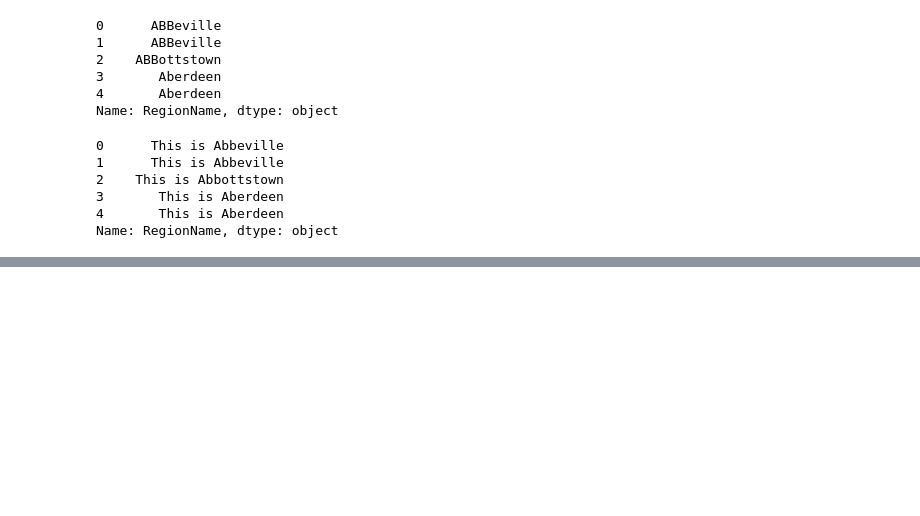
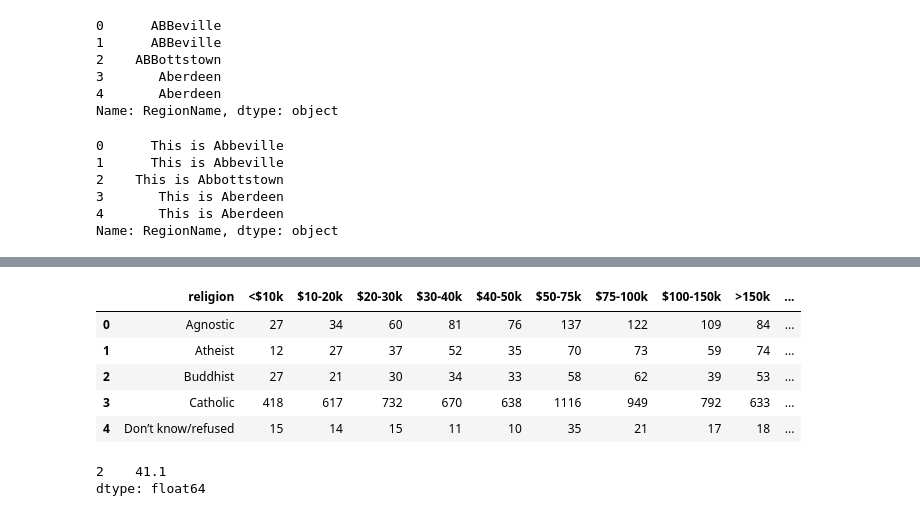
Before and after one commit to chankoo/python, a Jupyter notebook: 6.1 pandas.ipynb, the cells around one changed output, grey strips where cells are left out. Drawn from its saved outputs; the diff is of its cells as text; code cells hidden in the pictures; blank space fills up the shorter version.

```diff
--- a/6.1 pandas.ipynb
+++ b/6.1 pandas.ipynb
@@ -714,0 +980,14 @@ Name: RegionName, dtype: object
+# %%
+pew.head() # 와이드 데이터 -> 롱 데이터로 바꿔야 분석 편함
+# %% [output]
+|  | religion | <$10k | $10-20k | $20-30k | $30-40k | $40-50k | $50-75k | $75-100k | $100-150k | >150k | ... |
+| 0 | Agnostic | 27 | 34 | 60 | 81 | 76 | 137 | 122 | 109 | 84 | ... |
+| 1 | Atheist | 12 | 27 | 37 | 52 | 35 | 70 | 73 | 59 | 74 | ... |
+| 2 | Buddhist | 27 | 21 | 30 | 34 | 33 | 58 | 62 | 39 | 53 | ... |
+| 3 | Catholic | 418 | 617 | 732 | 670 | 638 | 1116 | 949 | 792 | 633 | ... |
+| 4 | Don’t know/refused | 15 | 14 | 15 | 11 | 10 | 35 | 21 | 17 | 18 | ... |
+# %%
+pew.loc[[2]].mean(axis=1) # 이런식의 분석밖에 못함
+# %% [output]
+2    41.1
+dtype: float64
```
Also changed, not shown: parts of 78 cells of this notebook.
